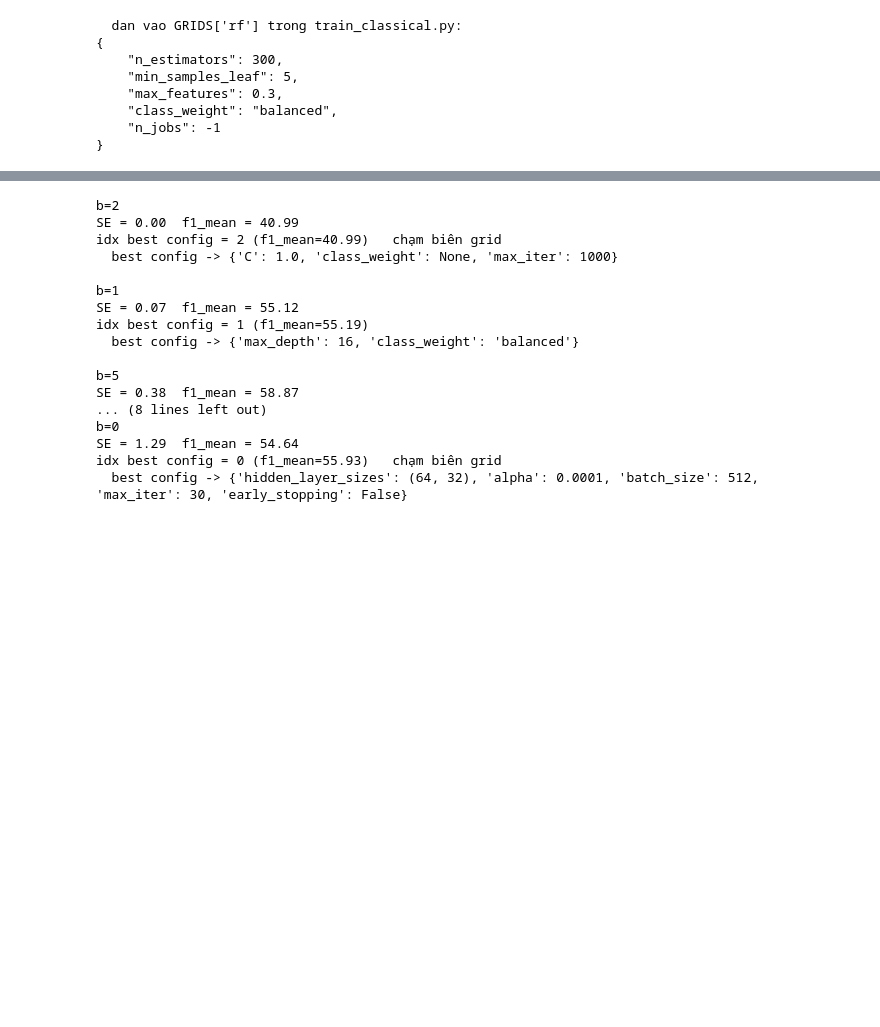
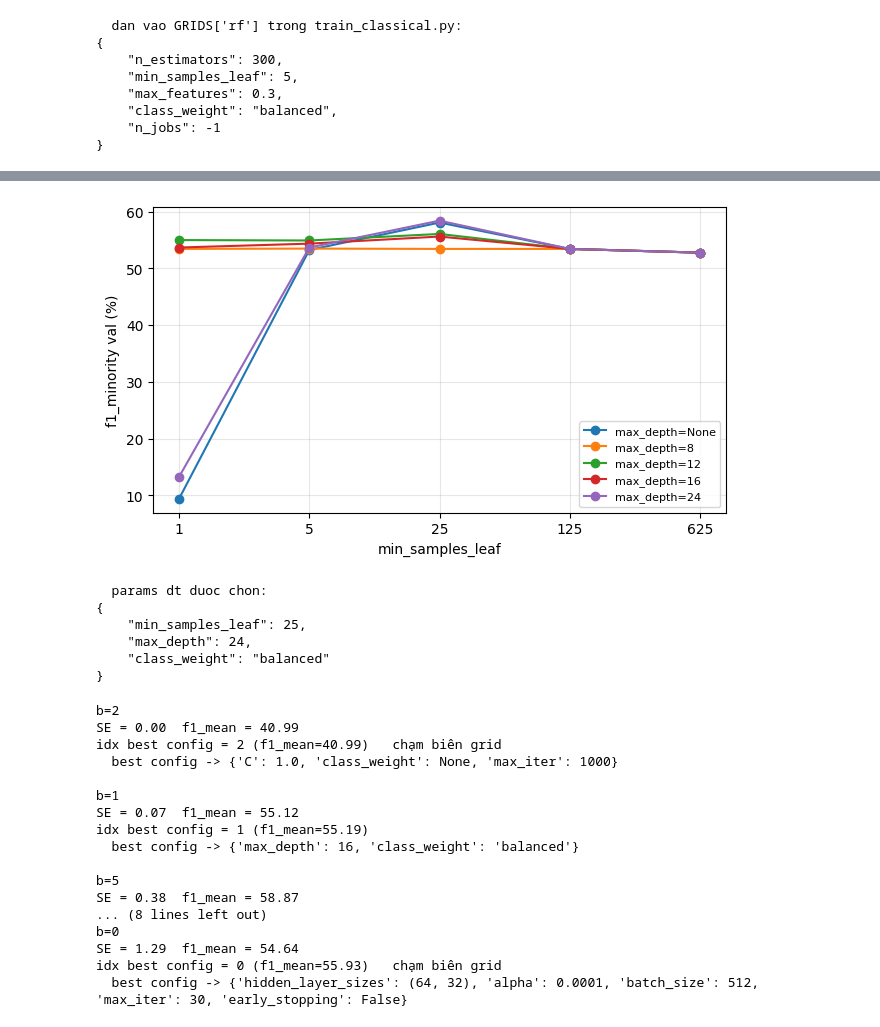
Before and after one commit to Tyler3743/fraud_detection, a Jupyter notebook: analysis_1.ipynb, the cells around one changed output, grey strips where cells are left out. Saved outputs shown, nothing was run; the diff lists cells and outputs as text; code cells hidden in the pictures; blank space fills up the shorter version.

Commit message:
graphsage

```diff
--- a/analysis_1.ipynb
+++ b/analysis_1.ipynb
@@ -1000,0 +823,12 @@ print(json.dumps(p, indent=4))
+# %%
+# E-lgb. lay top-8 cua vong cuoi, SAP XEP TU DON GIAN DEN PHUC TAP
+import json, pandas as pd
+
+d = pd.read_csv("tune_lgb_halving.csv")
+d = d[d["round"] == d["round"].max()].sort_values("f1_val", ascending=False)
+print(d[["f1_val", "f1_val@0.5", "pr_auc", "n_tree", "num_leaves", "learning_rate",
+         "reg_lambda", "reg_alpha", "scale_pos_weight", "fit_s"]].head(12)
+      .round(4).to_string(index=False))
+
+top_lgb = [json.loads(p) for p in d.head(8)["params"]]
+top_lgb.sort(key=lambda c: (c["num_leaves"], -c["learning_rate"]))   # don gian truoc
@@ -1000,0 +985,60 @@ print(json.dumps(p, indent=4))
+# %%
+# L2. dt: quy tac 1-SE + KIEM TRA DIEU KIEN "da tune toi nguong"
+d = pd.read_csv("tune_dt.csv")
+g = d.groupby("cfg_id").f1_val
+mu = g.mean(); se = g.std(ddof=1) / np.sqrt(g.count())
+
+b = mu.idxmax()
+cutoff = mu[b] - se[b]
+chosen = next(i for i in sorted(mu.index) if mu[i] >= cutoff)
+w = d[d.cfg_id == chosen].iloc[0]
+
+print("--- dt: quy tac 1-SE tren tune_dt.csv ---")
+print(f"  argmax      : cfg {b}  mean={mu[b]:.6f}  se={se[b]:.6f}")
+print(f"  nguong 1-SE : {cutoff:.6f}")
+print(f"  1-SE chon   : cfg {chosen}  msl={int(w.min_samples_leaf)}  "
+      f"depth={'None' if w.max_depth == -1 else int(w.max_depth)}  "
+      f"f1={mu[chosen]*100:.2f} +- {se[chosen]*100:.2f}\n")
+
+# --- DIEU KIEN (1): cfg thang co cham mep truc nao khong? ---
+print("  dieu kien (1) - khong cham mep:")
+ok = True
+for ax, vals in [("min_samples_leaf", DT_MSL), ("max_depth", DT_DEPTH)]:
+    v = w[ax]
+    v = None if (ax == "max_depth" and v == -1) else int(v)
+    i = vals.index(v)
+    edge = i in (0, len(vals) - 1)
+    ok &= not edge
+    print(f"    {ax:<17} = {str(v):<5} vi tri {i+1}/{len(vals)}   "
+          f"-> {'MEP: phai noi truc nay roi chay lai' if edge else 'noi vi - OK'}")
+print(f"  => dieu kien (1): {'DAT' if ok else 'CHUA DAT'}\n")
+
+# --- max_depth co thuc su rang buoc khong? ---
+print(f"  do sau THUC TE cua cay thang = {int(w.depth_that)}  "
+      f"(max_depth dat = {'None' if w.max_depth == -1 else int(w.max_depth)})")
+print(f"  so la = {int(w.n_leaf)}  -> predict_proba co {int(w.n_leaf)} muc roi rac; "
+      f"cang it la thi PR curve cang bac thang")
+print(f"  recall = {w.recall:.4f}  threshold = {w.threshold:.6f}\n")
+
+# --- bang day du + heatmap ---
+tab = pd.DataFrame({"msl": g.first().index.map(lambda i: d[d.cfg_id == i].min_samples_leaf.iloc[0]),
+                    "depth": g.first().index.map(lambda i: d[d.cfg_id == i].max_depth.iloc[0]),
+                    "f1_mean": (mu * 100).round(2), "se": (se * 100).round(2),
+                    "d_that": d.groupby("cfg_id").depth_that.mean().round(0),
+                    "n_leaf": d.groupby("cfg_id").n_leaf.mean().round(0),
+                    "dat_1SE": [("X" if mu[i] >= cutoff else ".") for i in sorted(mu.index)]})
+print(tab.to_string())
+
+piv = (d.pivot_table(index="min_samples_leaf", columns="max_depth",
+                     values="f1_val", aggfunc="mean") * 100)
+fig, ax = plt.subplots(figsize=(6.5, 3.8))
+for dep in piv.columns:
+    ax.plot(piv.index.astype(str), piv[dep], marker="o",
+            label=f"max_depth={'None' if dep == -1 else dep}")
+ax.set_xlabel("min_samples_leaf"); ax.set_ylabel("f1_minority val (%)")
+ax.legend(fontsize=8); ax.grid(alpha=.3); plt.tight_layout(); plt.show()
+
+p = json.loads(d[d.cfg_id == chosen].params.iloc[0])
+print("\n  params dt duoc chon:")
+print(json.dumps(p, indent=4))
+# %% [output]
@@ -1001,3 +1062,10 @@ print(json.dumps(p, indent=4))
+[figure, added]
+  params dt duoc chon:
+{
+    "min_samples_leaf": 25,
+    "max_depth": 24,
+    "class_weight": "balanced"
+}
 # %%
 #4. kiểm tra kết quả results
 import json, importlib
```
Also changed, not shown: parts of 9 cells of this notebook, 13 other files.
